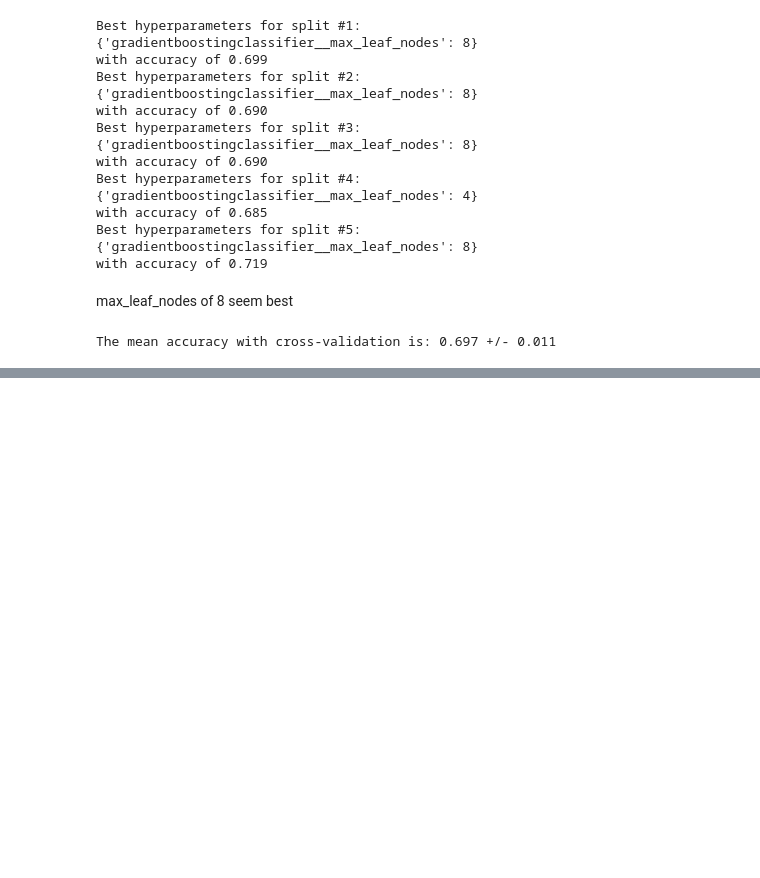
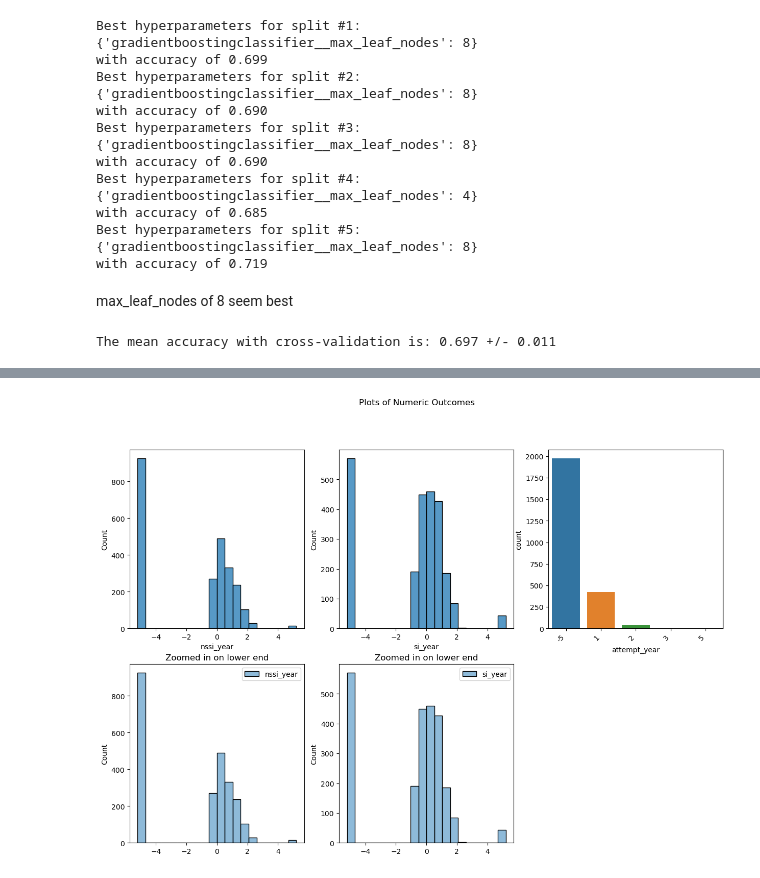
Before and after one commit to NRKako/machine_learning, a Jupyter notebook: self_harm.ipynb, the cells around one changed output, grey strips where cells are left out. Drawn from its saved outputs; the diff is of its cells as text; code cells hidden in the pictures; blank space fills up the shorter version.

```diff
--- a/self_harm.ipynb
+++ b/self_harm.ipynb
@@ -870,0 +899,27 @@ The mean accuracy with cross-validation is: 0.697 +/- 0.011
+# %%
+test_data = pd.DataFrame(QuantileTransformer(output_distribution='normal').fit_transform(data[['nssi_year', 'si_year', 'attempt_year']]),
+                         columns=['nssi_year', 'si_year', 'attempt_year'])
+# %%
+# redo plots after transformation
+fig, axes = plt.subplots(2, 3, figsize=(15, 10))
+fig.suptitle('Plots of Numeric Outcomes')
+
+sns.histplot(ax=axes[0, 0], data=test_data['nssi_year'], bins=20)
+
+sns.histplot(ax=axes[0, 1], data=test_data['si_year'], bins=20)
+
+sns.countplot(ax=axes[0, 2], x=test_data.loc[test_data['attempt_year'].notna(), 'attempt_year'].astype('int'))
+plt.sca(axes[0, 2])
+plt.xticks(rotation=45, horizontalalignment='right')
+
+sns.histplot(ax=axes[1, 0], data=test_data.loc[test_data['nssi_year'] < 43, ['nssi_year']], bins=20)
+axes[1, 0].set_title("Zoomed in on lower end")
+
+sns.histplot(ax=axes[1, 1], data=test_data.loc[test_data['si_year'] < 43, ['si_year']], bins=20)
+axes[1, 1].set_title("Zoomed in on lower end")
+
+fig.delaxes(axes[1, 2])
+
+None
+# %% [output]
+[figure, added]
```
Also changed, not shown: parts of 3 cells of this notebook.
